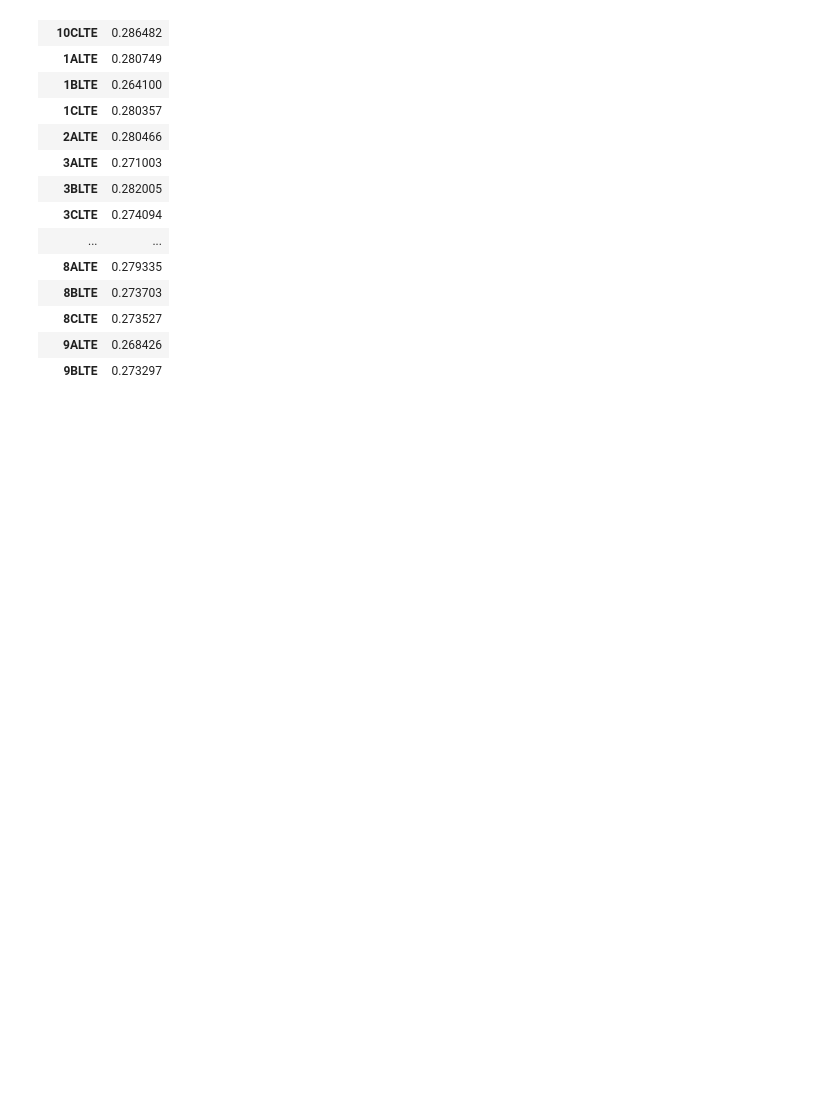
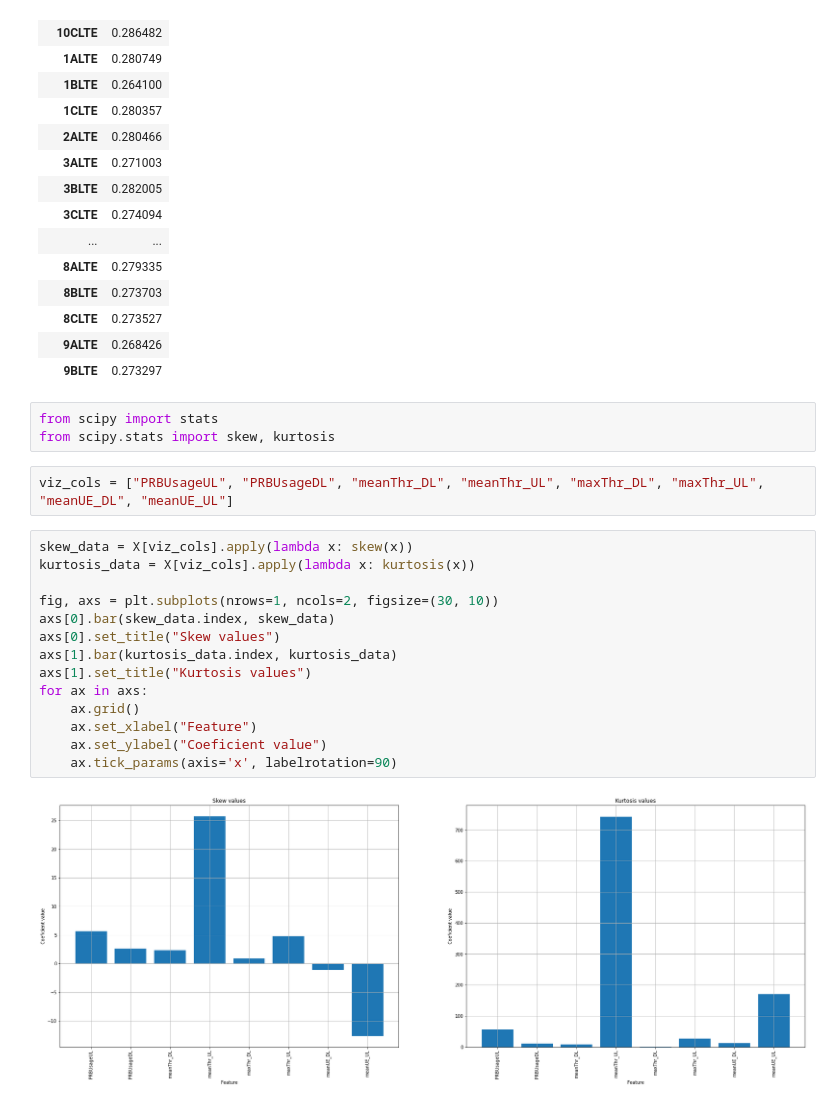
Before and after one commit to n3moy/anomalyDetectionHandbook, a Jupyter notebook: eda.ipynb, the cells around one changed output. Saved outputs shown, nothing was run; the diff lists cells and outputs as text; blank space fills up the shorter version.

```diff
--- a/eda.ipynb
+++ b/eda.ipynb
@@ -274,3 +274,24 @@ train_data.groupby("CellName").agg({"Unusual": "mean"})
 | 8CLTE | 0.273527 |
 | 9ALTE | 0.268426 |
 | 9BLTE | 0.273297 |
+# %%
+from scipy import stats
+from scipy.stats import skew, kurtosis
+# %%
+viz_cols = ["PRBUsageUL", "PRBUsageDL", "meanThr_DL", "meanThr_UL", "maxThr_DL", "maxThr_UL", "meanUE_DL", "meanUE_UL"]
+# %%
+skew_data = X[viz_cols].apply(lambda x: skew(x))
+kurtosis_data = X[viz_cols].apply(lambda x: kurtosis(x))
+
+fig, axs = plt.subplots(nrows=1, ncols=2, figsize=(30, 10))
+axs[0].bar(skew_data.index, skew_data)
+axs[0].set_title("Skew values")
+axs[1].bar(kurtosis_data.index, kurtosis_data)
+axs[1].set_title("Kurtosis values")
+for ax in axs:
+    ax.grid()
+    ax.set_xlabel("Feature")
+    ax.set_ylabel("Coeficient value")
+    ax.tick_params(axis='x', labelrotation=90)
+# %% [output]
+[figure, added]
```
Also changed, not shown: parts of 4 cells of this notebook.
